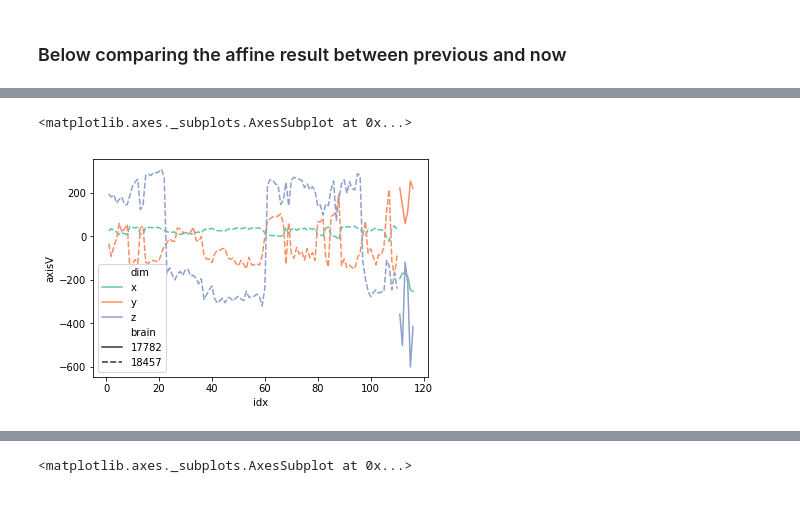
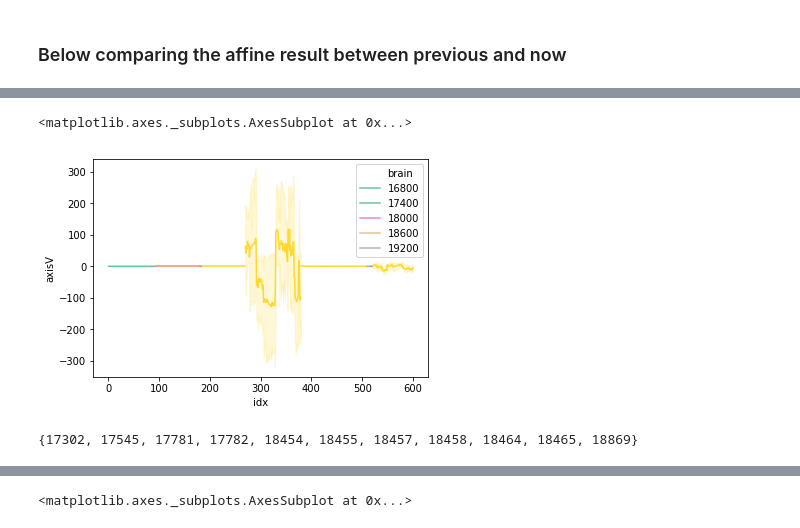
Before and after one commit to zijun-zhao/NMTcode, a Jupyter notebook: Code/Pipeline_compareAHUwSEU.ipynb, the cells around one changed output, grey strips where cells are left out. Cells and saved outputs as stored; diff of their text form; code cells hidden in the pictures.

```diff
--- a/Code/Pipeline_compareAHUwSEU.ipynb
+++ b/Code/Pipeline_compareAHUwSEU.ipynb
@@ -368,5 +393,6 @@ There are 116 neurons to be compared in this table
 # %%
 import seaborn as sns
+n_value = affDF.shape[0]
 affDF.loc[:, 'brain'] = affDF.loc[:, 'brain'].astype(int)
 affDF.loc[:,'idx'] = affDF.index.tolist()
 affDF.loc[:, 'pre_x'] = affDF.loc[:, 'pre_x'].astype(float)
@@ -381,23 +407,29 @@ affDF.loc[:, 'subz'] = affDF.loc[:, 'subz'].astype(float)
 affILL = pd.DataFrame(index = range(1,affDF.shape[0]*3+1),columns = ['idx','brain','neuronID','dim','axisV'])
 affILL.loc[:, 'idx'] = np.tile(range(1,affDF.shape[0]+1), 3)
 affILL.loc[:, 'axisV'] = affILL.loc[:, 'axisV'].astype(float)
-affILL.loc[range(1,117), 'brain'] = affDF.loc[:,'brain'].tolist()
-affILL.loc[range(1,117),'axisV']=affDF.loc[:,'subx'].tolist()
-affILL.loc[range(1,117),'dim']='x'
-affILL.loc[range(1,117),'neuronID']=affDF.loc[:, 'neuronID'].tolist()
+affILL.loc[range(1,n_value+1), 'brain'] = affDF.loc[:,'brain'].tolist()
+affILL.loc[range(1,n_value+1),'axisV']=affDF.loc[:,'subx'].tolist()
+affILL.loc[range(1,n_value+1),'dim']='x'
+affILL.loc[range(1,n_value+1),'neuronID']=affDF.loc[:, 'neuronID'].tolist()
 
-affILL.loc[range(117,116*2+1), 'brain'] = affDF.loc[:,'brain'].tolist()
-affILL.loc[range(117,116*2+1),'axisV']=affDF.loc[:,'suby'].tolist()
-affILL.loc[range(117,116*2+1),'dim']='y'
-affILL.loc[range(117,116*2+1),'neuronID']=affDF.loc[:, 'neuronID'].tolist()
+affILL.loc[range(n_value+1,n_value*2+1), 'brain'] = affDF.loc[:,'brain'].tolist()
+affILL.loc[range(n_value+1,n_value*2+1),'axisV']=affDF.loc[:,'suby'].tolist()
+affILL.loc[range(n_value+1,n_value*2+1),'dim']='y'
+affILL.loc[range(n_value+1,n_value*2+1),'neuronID']=affDF.loc[:, 'neuronID'].tolist()
 
-affILL.loc[range(116*2+1,116*3+1), 'brain'] =affDF.loc[:,'brain'].tolist()
-affILL.loc[range(116*2+1,116*3+1),'axisV']=affDF.loc[:,'subz'].tolist()
-affILL.loc[range(116*2+1,116*3+1),'dim']='z'
-affILL.loc[range(116*2+1,116*3+1),'neuronID']=affDF.loc[:, 'neuronID'].tolist()
+affILL.loc[range(n_value*2+1,n_value*3+1), 'brain'] =affDF.loc[:,'brain'].tolist()
+affILL.loc[range(n_value*2+1,n_value*3+1),'axisV']=affDF.loc[:,'subz'].tolist()
+affILL.loc[range(n_value*2+1,n_value*3+1),'dim']='z'
+affILL.loc[range(n_value*2+1,n_value*3+1),'neuronID']=affDF.loc[:, 'neuronID'].tolist()
+
+affILL.loc[:, 'brain'] = affILL.loc[:, 'brain'].astype(int)
 # %%
-sns.lineplot(x='idx', y= 'axisV',hue='dim',style='brain',data=affILL, palette="Set2")
+sns.lineplot(x='idx', y= 'axisV',hue='brain',data=affILL, palette="Set2")
 # %% [output]
 <matplotlib.axes._subplots.AxesSubplot at 0x...>
-[figure, old version]
+[figure, new version]
+# %%
+set(affILL.loc[:, 'brain'])
+# %% [output]
+{17302, 17545, 17781, 17782, 18454, 18455, 18457, 18458, 18464, 18465, 18869}
 # %%
```
Also changed, not shown: parts of 3 cells of this notebook.
